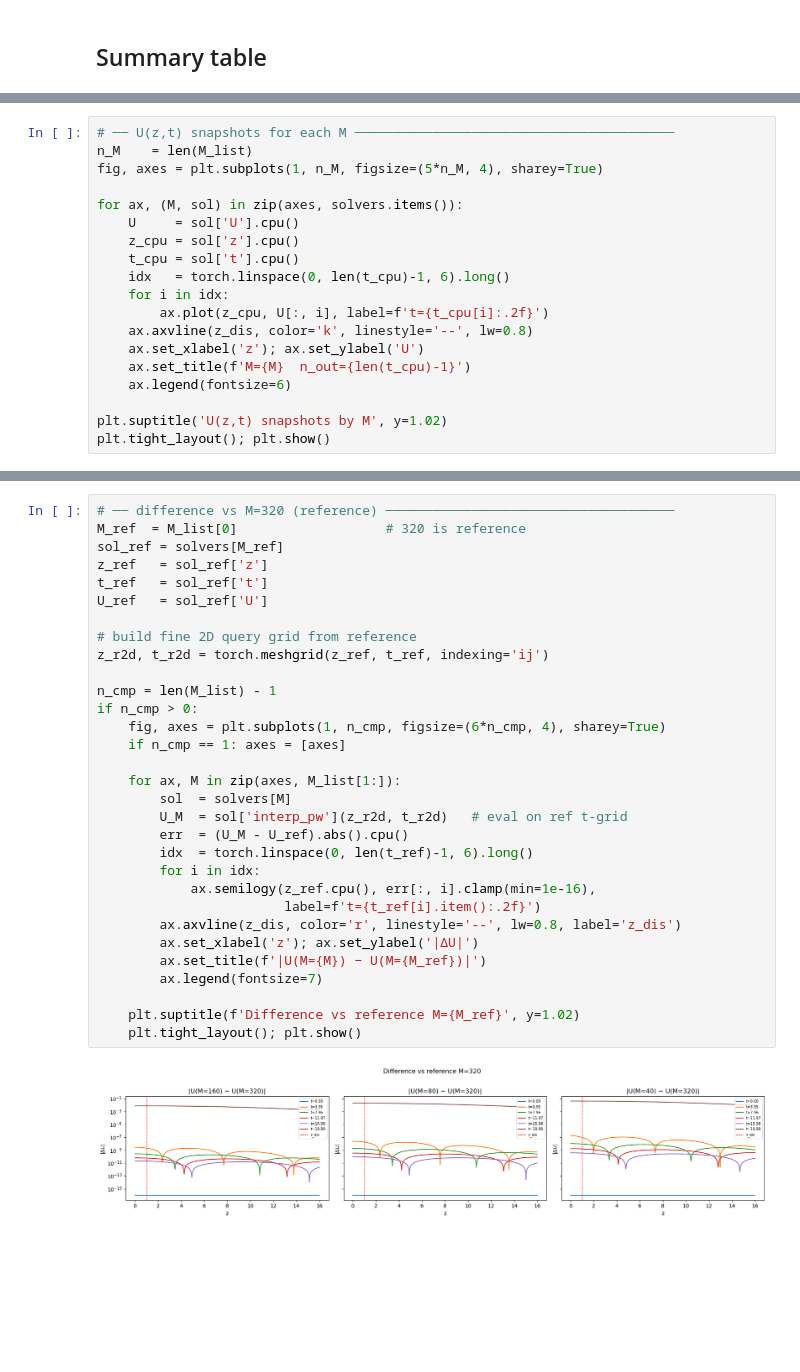
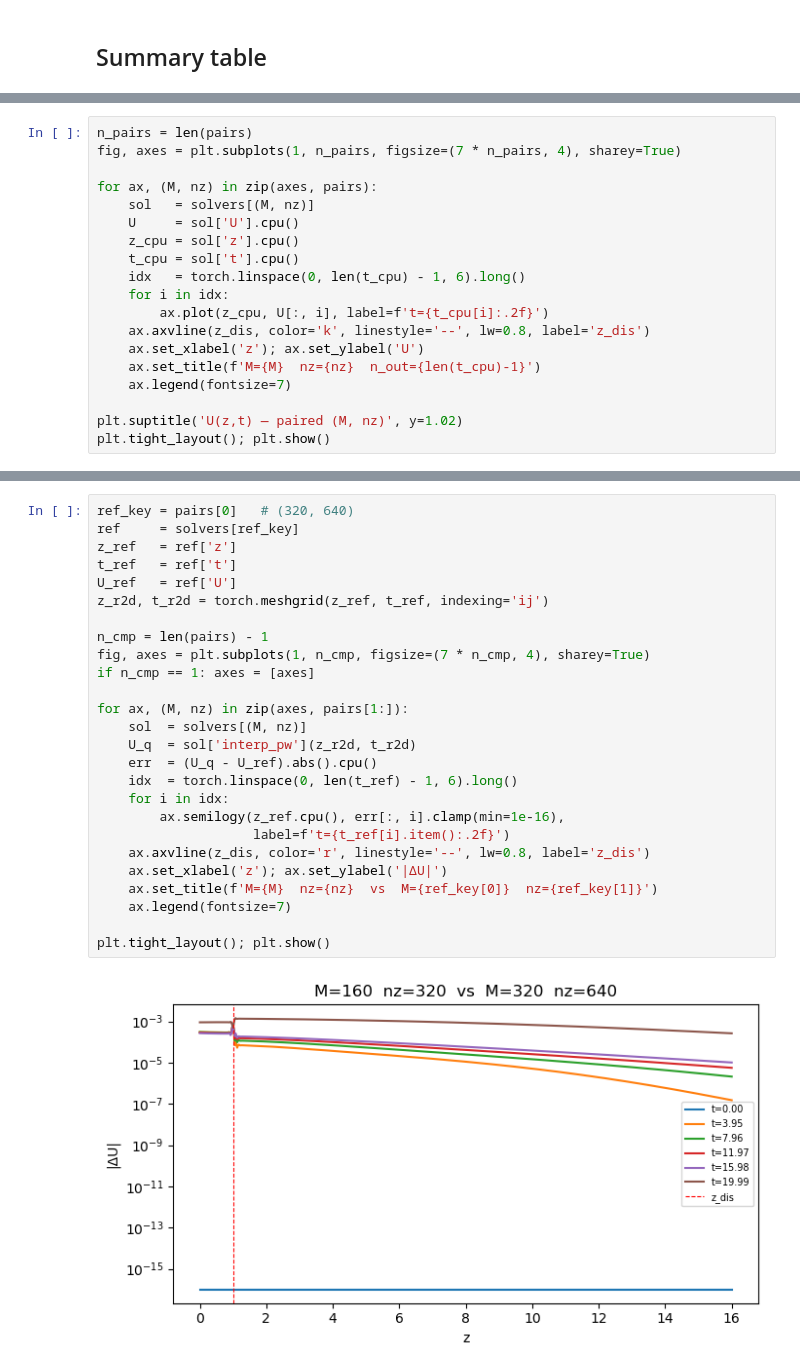
Before and after one commit to ujaimeye/2Layer_CN_NN, a Jupyter notebook: focus1/compare_M_v1.ipynb, the cells around one changed output, grey strips where cells are left out. Drawn from its saved outputs; the diff is of its cells as text; blank space fills up the shorter version.

```diff
--- a/focus1/compare_M_v1.ipynb
+++ b/focus1/compare_M_v1.ipynb
@@ -111,20 +77,20 @@ plt.tight_layout(); plt.show()
 # %%
-# ── U(z,t) snapshots for each M ─────────────────────────────────────────
-n_M    = len(M_list)
-fig, axes = plt.subplots(1, n_M, figsize=(5*n_M, 4), sharey=True)
+n_pairs = len(pairs)
+fig, axes = plt.subplots(1, n_pairs, figsize=(7 * n_pairs, 4), sharey=True)
 
-for ax, (M, sol) in zip(axes, solvers.items()):
+for ax, (M, nz) in zip(axes, pairs):
+    sol   = solvers[(M, nz)]
     U     = sol['U'].cpu()
     z_cpu = sol['z'].cpu()
     t_cpu = sol['t'].cpu()
-    idx   = torch.linspace(0, len(t_cpu)-1, 6).long()
+    idx   = torch.linspace(0, len(t_cpu) - 1, 6).long()
     for i in idx:
         ax.plot(z_cpu, U[:, i], label=f't={t_cpu[i]:.2f}')
-    ax.axvline(z_dis, color='k', linestyle='--', lw=0.8)
+    ax.axvline(z_dis, color='k', linestyle='--', lw=0.8, label='z_dis')
     ax.set_xlabel('z'); ax.set_ylabel('U')
-    ax.set_title(f'M={M}  n_out={len(t_cpu)-1}')
-    ax.legend(fontsize=6)
+    ax.set_title(f'M={M}  nz={nz}  n_out={len(t_cpu)-1}')
+    ax.legend(fontsize=7)
 
-plt.suptitle('U(z,t) snapshots by M', y=1.02)
+plt.suptitle('U(z,t) — paired (M, nz)', y=1.02)
 plt.tight_layout(); plt.show()
 # %% [output]
@@ -132,33 +100,28 @@ plt.tight_layout(); plt.show()
 # %%
-# ── difference vs M=320 (reference) ─────────────────────────────────────
-M_ref  = M_list[0]                   # 320 is reference
-sol_ref = solvers[M_ref]
-z_ref   = sol_ref['z']
-t_ref   = sol_ref['t']
-U_ref   = sol_ref['U']
-
-# build fine 2D query grid from reference
+ref_key = pairs[0]   # (320, 640)
+ref     = solvers[ref_key]
+z_ref   = ref['z']
+t_ref   = ref['t']
+U_ref   = ref['U']
 z_r2d, t_r2d = torch.meshgrid(z_ref, t_ref, indexing='ij')
 
-n_cmp = len(M_list) - 1
-if n_cmp > 0:
-    fig, axes = plt.subplots(1, n_cmp, figsize=(6*n_cmp, 4), sharey=True)
-    if n_cmp == 1: axes = [axes]
+n_cmp = len(pairs) - 1
+fig, axes = plt.subplots(1, n_cmp, figsize=(7 * n_cmp, 4), sharey=True)
+if n_cmp == 1: axes = [axes]
 
-    for ax, M in zip(axes, M_list[1:]):
-        sol  = solvers[M]
-        U_M  = sol['interp_pw'](z_r2d, t_r2d)   # eval on ref t-grid
-        err  = (U_M - U_ref).abs().cpu()
-        idx  = torch.linspace(0, len(t_ref)-1, 6).long()
-        for i in idx:
-            ax.semilogy(z_ref.cpu(), err[:, i].clamp(min=1e-16),
-                        label=f't={t_ref[i].item():.2f}')
-        ax.axvline(z_dis, color='r', linestyle='--', lw=0.8, label='z_dis')
-        ax.set_xlabel('z'); ax.set_ylabel('|ΔU|')
-        ax.set_title(f'|U(M={M}) − U(M={M_ref})|')
-        ax.legend(fontsize=7)
+for ax, (M, nz) in zip(axes, pairs[1:]):
+    sol  = solvers[(M, nz)]
+    U_q  = sol['interp_pw'](z_r2d, t_r2d)
+    err  = (U_q - U_ref).abs().cpu()
+    idx  = torch.linspace(0, len(t_ref) - 1, 6).long()
+    for i in idx:
+        ax.semilogy(z_ref.cpu(), err[:, i].clamp(min=1e-16),
+                    label=f't={t_ref[i].item():.2f}')
+    ax.axvline(z_dis, color='r', linestyle='--', lw=0.8, label='z_dis')
+    ax.set_xlabel('z'); ax.set_ylabel('|ΔU|')
+    ax.set_title(f'M={M}  nz={nz}  vs  M={ref_key[0]}  nz={ref_key[1]}')
+    ax.legend(fontsize=7)
 
-    plt.suptitle(f'Difference vs reference M={M_ref}', y=1.02)
-    plt.tight_layout(); plt.show()
+plt.tight_layout(); plt.show()
 # %% [output]
-[figure, old version]
+[figure, new version]
```
Also changed, not shown: parts of 14 cells of this notebook, 1 other file.
